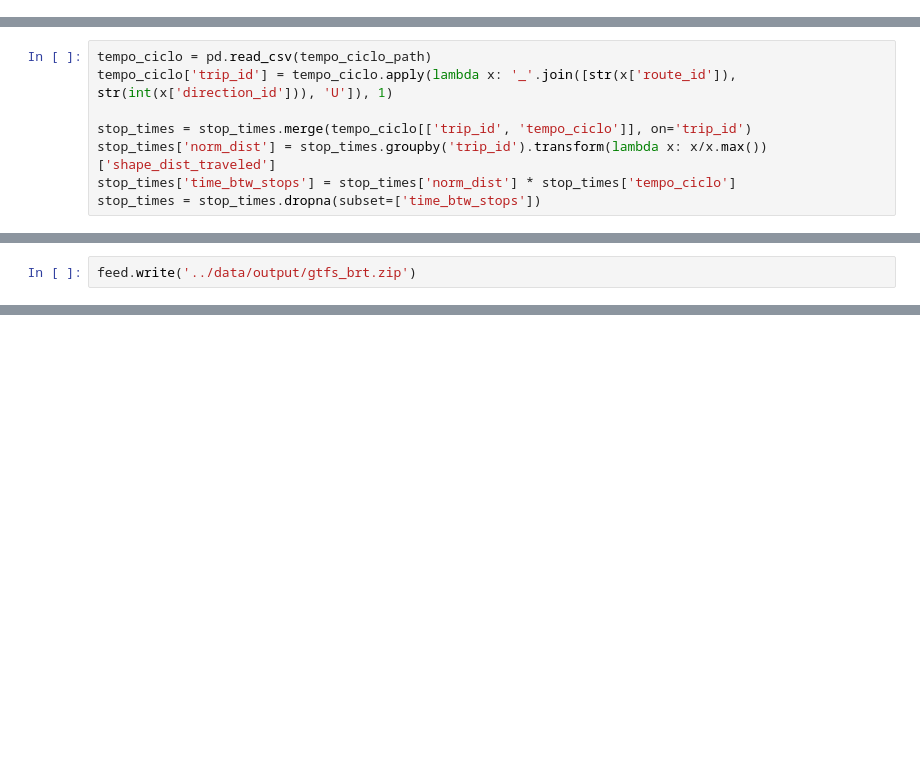
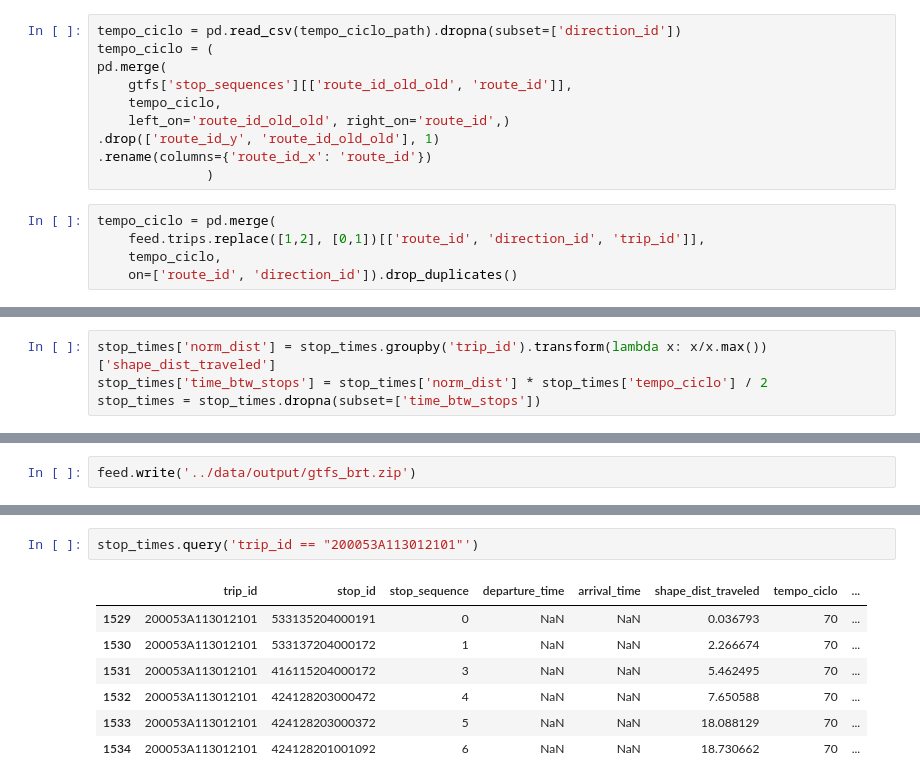
Before and after one commit to RJ-SMTR/rGTFS, a Jupyter notebook: notebooks/calculate_stop_times.ipynb, the cells around one changed output, grey strips where cells are left out. Drawn from its saved outputs; the diff is of its cells as text; blank space fills up the shorter version.

```diff
--- a/notebooks/calculate_stop_times.ipynb
+++ b/notebooks/calculate_stop_times.ipynb
@@ -29,0 +87,15 @@ stop_times = feed.append_dist_to_stop_times().stop_times
+# %%
+tempo_ciclo = pd.read_csv(tempo_ciclo_path).dropna(subset=['direction_id'])
+tempo_ciclo = (
+pd.merge(
+    gtfs['stop_sequences'][['route_id_old_old', 'route_id']],
+    tempo_ciclo,
+    left_on='route_id_old_old', right_on='route_id',)
+.drop(['route_id_y', 'route_id_old_old'], 1)
+.rename(columns={'route_id_x': 'route_id'})
+              )
+# %%
+tempo_ciclo = pd.merge(
+    feed.trips.replace([1,2], [0,1])[['route_id', 'direction_id', 'trip_id']],
+    tempo_ciclo,
+    on=['route_id', 'direction_id']).drop_duplicates()
@@ -30,8 +104,4 @@ stop_times = feed.append_dist_to_stop_times().stop_times
 # %%
-tempo_ciclo = pd.read_csv(tempo_ciclo_path)
-tempo_ciclo['trip_id'] = tempo_ciclo.apply(lambda x: '_'.join([str(x['route_id']), str(int(x['direction_id'])), 'U']), 1)
-
-stop_times = stop_times.merge(tempo_ciclo[['trip_id', 'tempo_ciclo']], on='trip_id')
 stop_times['norm_dist'] = stop_times.groupby('trip_id').transform(lambda x: x/x.max())['shape_dist_traveled']
-stop_times['time_btw_stops'] = stop_times['norm_dist'] * stop_times['tempo_ciclo']
+stop_times['time_btw_stops'] = stop_times['norm_dist'] * stop_times['tempo_ciclo'] / 2
 stop_times = stop_times.dropna(subset=['time_btw_stops'])
@@ -102,0 +205,10 @@ feed.write('../data/output/gtfs_brt.zip')
+# %%
+stop_times.query('trip_id == "200053A113012101"')
+# %% [output]
+|  | trip_id | stop_id | stop_sequence | departure_time | arrival_time | shape_dist_traveled | tempo_ciclo | ... |
+| 1529 | 200053A113012101 | 533135204000191 | 0 | NaN | NaN | 0.036793 | 70 | ... |
+| 1530 | 200053A113012101 | 533137204000172 | 1 | NaN | NaN | 2.266674 | 70 | ... |
+| 1531 | 200053A113012101 | 416115204000172 | 3 | NaN | NaN | 5.462495 | 70 | ... |
+| 1532 | 200053A113012101 | 424128203000472 | 4 | NaN | NaN | 7.650588 | 70 | ... |
+| 1533 | 200053A113012101 | 424128203000372 | 5 | NaN | NaN | 18.088129 | 70 | ... |
+| 1534 | 200053A113012101 | 424128201001092 | 6 | NaN | NaN | 18.730662 | 70 | ... |
```
Also changed, not shown: parts of 29 cells of this notebook, 23 other files.
